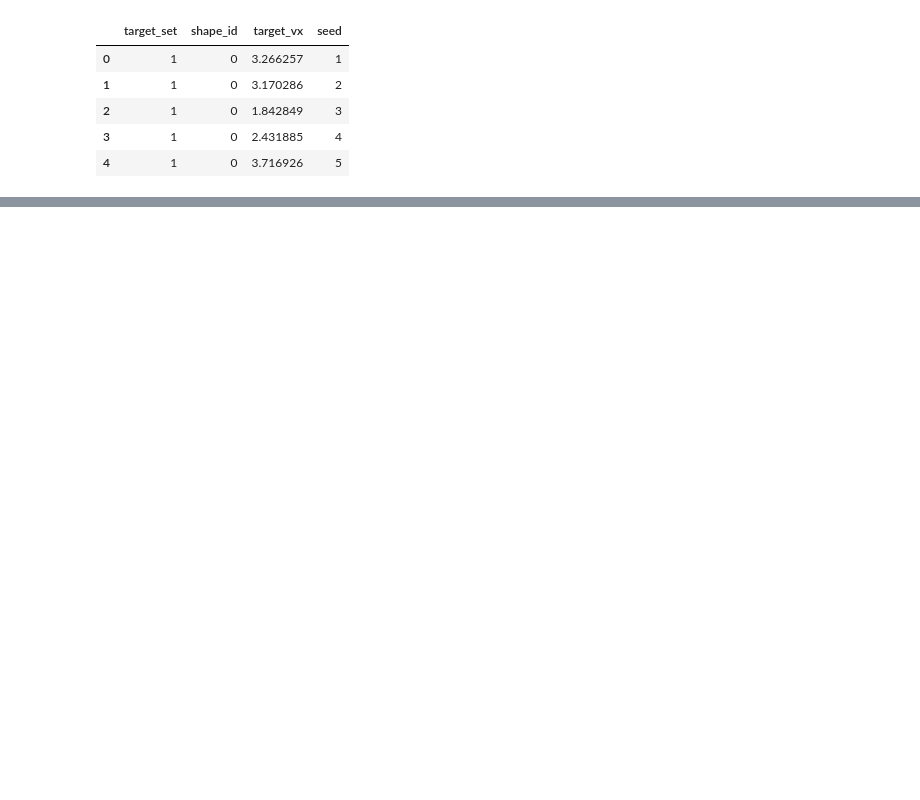
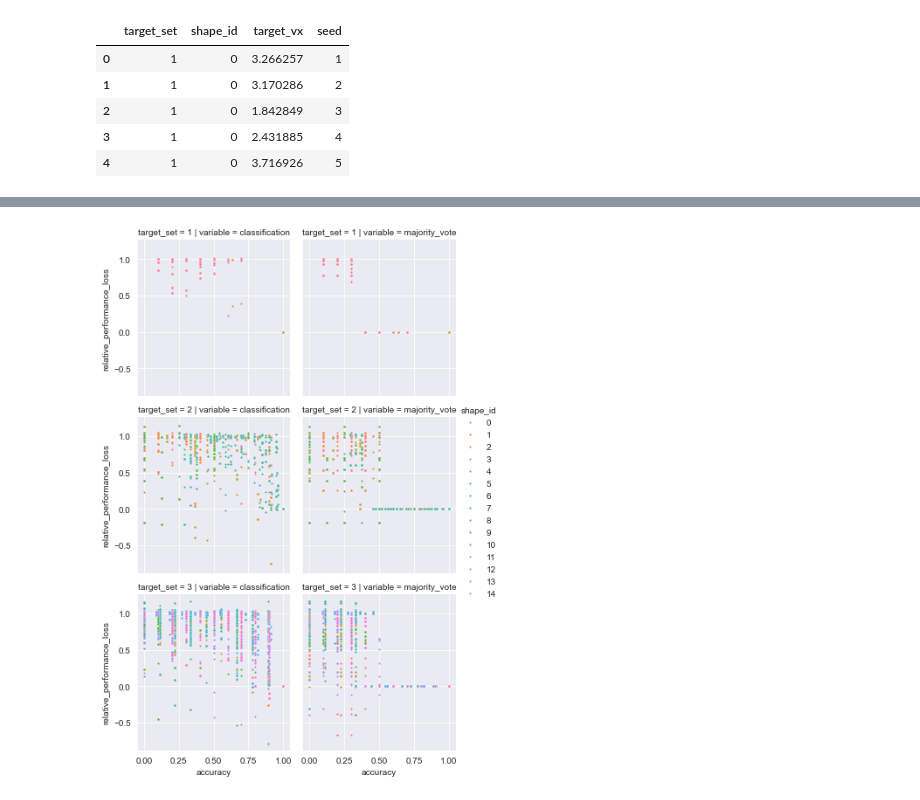
Before and after one commit to giorgia-nadizar/nca-vsr-classification, a Jupyter notebook: vsrs/performance_analysis.ipynb, the cells around one changed output, grey strips where cells are left out. Drawn from its saved outputs; the diff is of its cells as text; code cells hidden in the pictures; blank space fills up the shorter version.

```diff
--- a/vsrs/performance_analysis.ipynb
+++ b/vsrs/performance_analysis.ipynb
@@ -107,0 +121,7 @@ plt.show()
+# %%
+g = sns.FacetGrid(class_df_long, row="target_set", col="variable", hue="shape_id")
+g.map_dataframe(sns.scatterplot, x="accuracy", y="relative_performance_loss", s=5)
+g.add_legend()
+plt.show()
+# %% [output]
+[figure, added]
```
Also changed, not shown: parts of 7 cells of this notebook.
